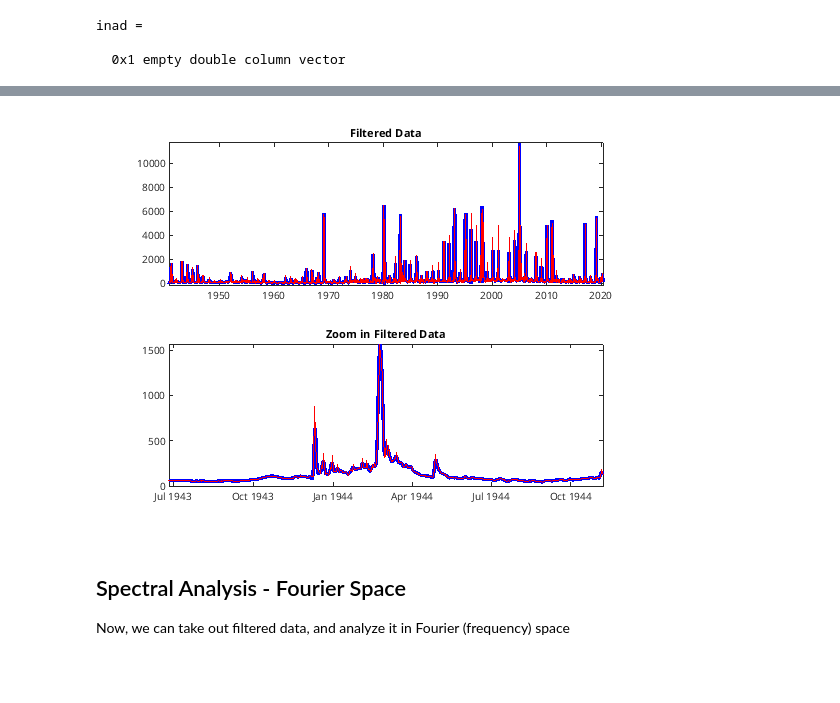
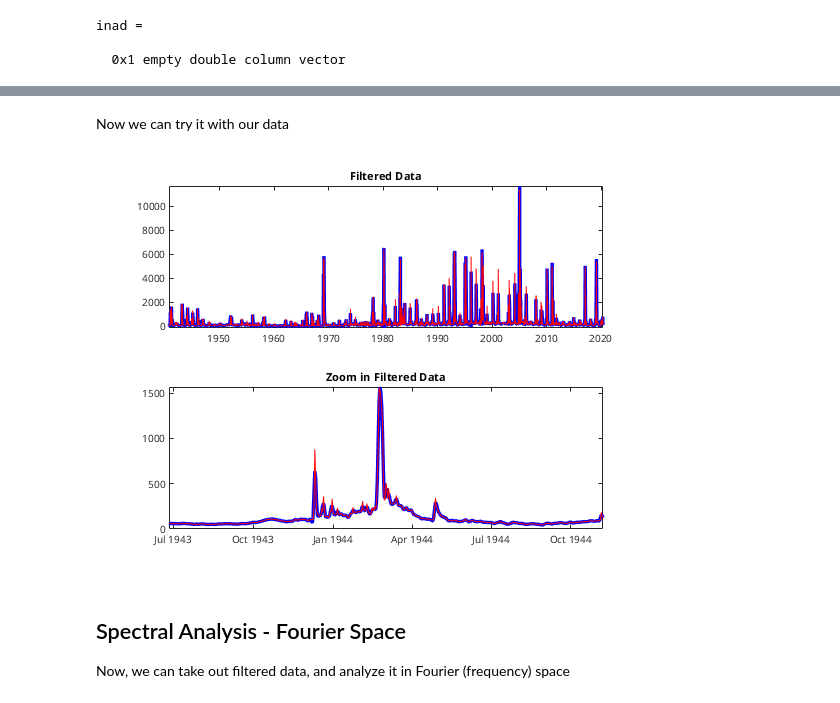
Before and after one commit to tgstone/sio-math-workshop, a Jupyter notebook: docs/source/day2/data_workshop2.ipynb, the cells around one changed output, grey strips where cells are left out. Drawn from its saved outputs; the diff is of its cells as text; code cells hidden in the pictures; blank space fills up the shorter version.

Commit message:
synced python and MATLAB example 1

```diff
--- a/docs/source/day2/data_workshop2.ipynb
+++ b/docs/source/day2/data_workshop2.ipynb
@@ -202,28 +228,34 @@ plot(t, sin(t*2*pi/3600), 'y');
+# %% [markdown]
+Now we can try it with our data
 # %%
-%%
+% MATLAB
 figure
+
 cutoff = 1/7;  % (less than weekly )
+% Compute sampling interval T based on datetime array
 T = 1/( datenum(date(2)) - datenum( date(1) ) );
 
-[B A] = butter(2, cutoff/(0.3*T), 'low');
+% Design Butterworth low-pass filter
+% The 0.5 adjusts what the window is.
+[B A] = butter(2, cutoff/(0.5*T), 'low');
 
 % Apply the filter forwards and backwards, to try to prevent phase shifting
 fx = filtfilt(B,A,flow);
 
 
 tiledlayout(2,1)
 nexttile
 plot(date,fx, 'b-', 'LineWidth',3); hold on;
 plot(date, flow, 'r');
 title('Filtered Data');
 
 nexttile
 plot(date,fx, 'b-', 'LineWidth',3); hold on;
 plot(date, flow, 'r');
 title('Zoom in Filtered Data')
 xlim([date(1000) date(1500)]);
 # %% [output]
-[figure, old version]
+[figure, new version]
 # %% [markdown]
 ## Spectral Analysis - Fourier Space
 
```
Also changed, not shown: parts of 25 cells of this notebook.
